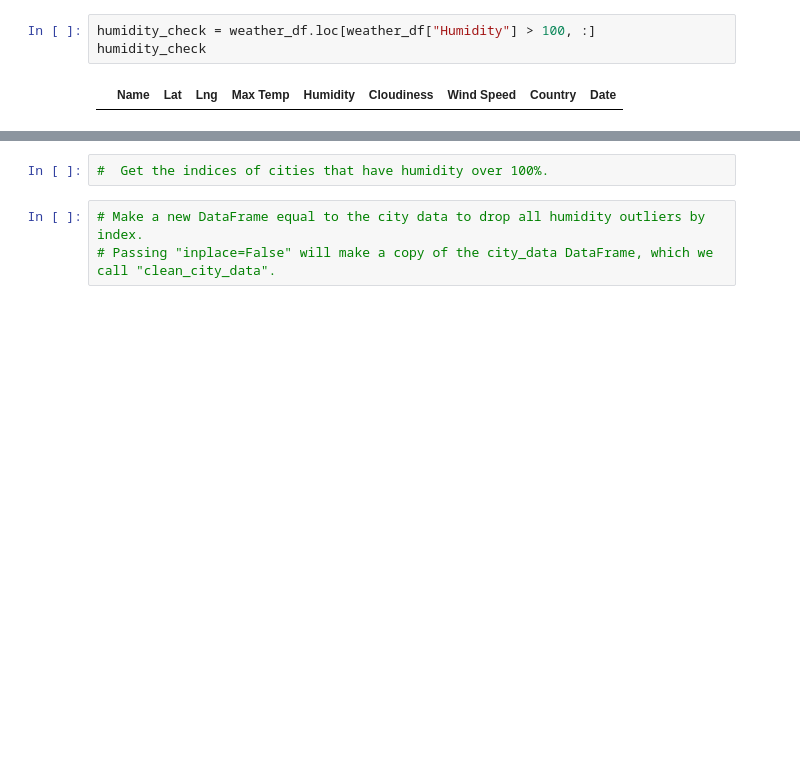
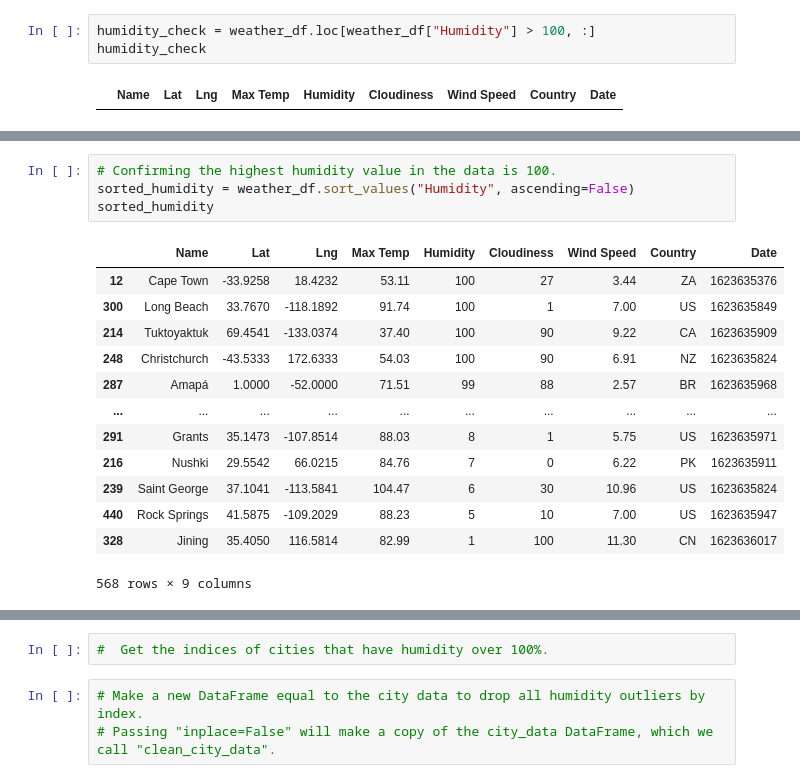
Before and after one commit to LP-116/python-api-challenge, a Jupyter notebook: WeatherPy/WeatherPy.ipynb, the cells around one changed output, grey strips where cells are left out. Drawn from its saved outputs; the diff is of its cells as text; blank space fills up the shorter version.

```diff
--- a/WeatherPy/WeatherPy.ipynb
+++ b/WeatherPy/WeatherPy.ipynb
@@ -207,0 +197,18 @@ humidity_check
+# %%
+# Confirming the highest humidity value in the data is 100.
+sorted_humidity = weather_df.sort_values("Humidity", ascending=False)
+sorted_humidity
+# %% [output]
+|  | Name | Lat | Lng | Max Temp | Humidity | Cloudiness | Wind Speed | Country | Date |
+| 12 | Cape Town | -33.9258 | 18.4232 | 53.11 | 100 | 27 | 3.44 | ZA | 1623635376 |
+| 300 | Long Beach | 33.7670 | -118.1892 | 91.74 | 100 | 1 | 7.00 | US | 1623635849 |
+| 214 | Tuktoyaktuk | 69.4541 | -133.0374 | 37.40 | 100 | 90 | 9.22 | CA | 1623635909 |
+| 248 | Christchurch | -43.5333 | 172.6333 | 54.03 | 100 | 90 | 6.91 | NZ | 1623635824 |
+| 287 | Amapá | 1.0000 | -52.0000 | 71.51 | 99 | 88 | 2.57 | BR | 1623635968 |
+| ... | ... | ... | ... | ... | ... | ... | ... | ... | ... |
+| 291 | Grants | 35.1473 | -107.8514 | 88.03 | 8 | 1 | 5.75 | US | 1623635971 |
+| 216 | Nushki | 29.5542 | 66.0215 | 84.76 | 7 | 0 | 6.22 | PK | 1623635911 |
+| 239 | Saint George | 37.1041 | -113.5841 | 104.47 | 6 | 30 | 10.96 | US | 1623635824 |
+| 440 | Rock Springs | 41.5875 | -109.2029 | 88.23 | 5 | 10 | 7.00 | US | 1623635947 |
+| 328 | Jining | 35.4050 | 116.5814 | 82.99 | 1 | 100 | 11.30 | CN | 1623636017 |
+568 rows × 9 columns
```
Also changed, not shown: parts of 3 cells of this notebook, 1 other file.
